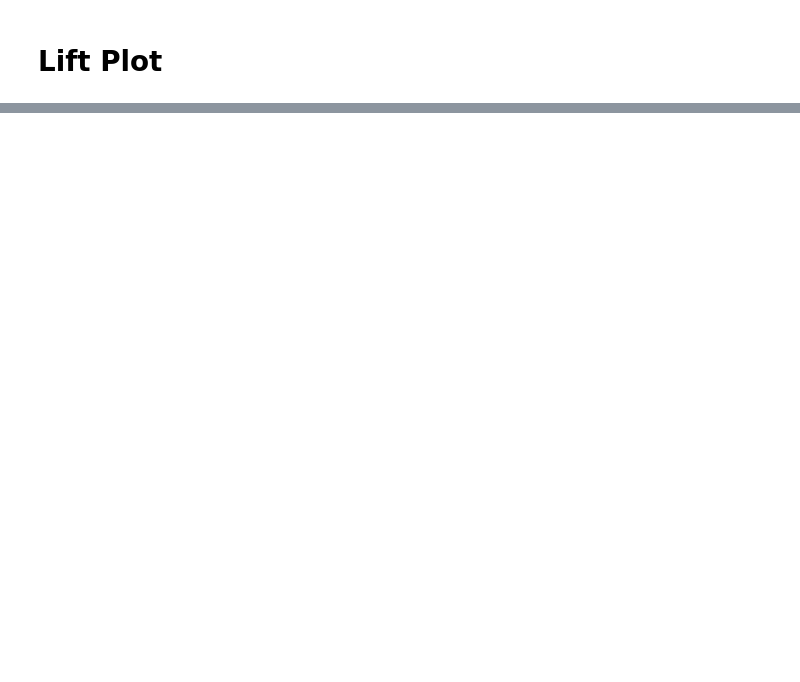
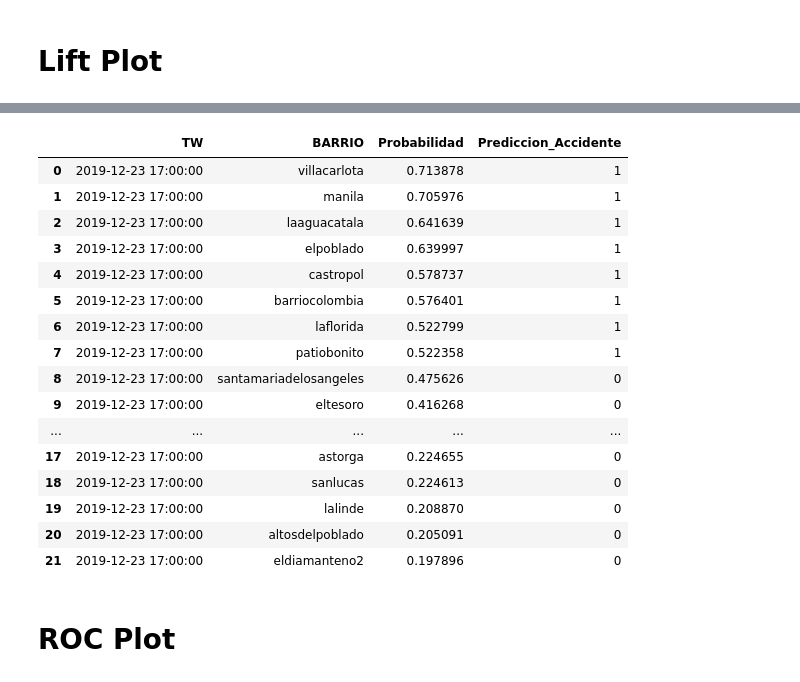
Before and after one commit to psaldar/Proyecto-Integrador-2, a Jupyter notebook: notebooks/Voting Classifier.ipynb, the cells around one changed output, grey strips where cells are left out. Saved outputs shown, nothing was run; the diff lists cells and outputs as text; code cells hidden in the pictures; blank space fills up the shorter version.

```diff
--- a/notebooks/Voting Classifier.ipynb
+++ b/notebooks/Voting Classifier.ipynb
@@ -101,6 +51,11 @@ X_train2, X_val, Y_train2, Y_val = train_test_split(X_train,
 # Cargar Modelos Entrenamos
 # %% [markdown]
 Cargamos en memoria los 3 mejores modelos obtenidos, y los ensamblamos en un clasificador que los tomará y en base a la predicción de los 3 modelos, entregará una única predicción de ocurrencia del accidente
+# %%
+X_train = pd.read_csv('data/train.csv')
+
+Y_train = X_train['Accidente']
+X_train = X_train[mod.cols_order]
 # %%
 mod1 = funciones.carga_model(base_path, f'models/{version}', 'nn_20200513_0827')['model']
 mod2 = funciones.carga_model(base_path, f'models/{version}', 'logistic_20200513_0827')['model']
@@ -180,3 +132,14 @@ proba = VotingClassifier.predict_proba(X_test)
+# %%
+X_test = pd.read_csv('data/test.csv')
+Y_test = X_test['Accidente']
+
+barrios_test= X_test.BARRIO
+tws_test= X_test.TW
+
+X_test = X_test[mod.cols_order]
+
+preds = VotingClassifier.predict(X_test)
+proba = VotingClassifier.predict_proba(X_test)
 # %%
 ROC = metrics.roc_auc_score(Y_test, proba[:,1])
 bAccuracy = metrics.balanced_accuracy_score(Y_test,preds)
@@ -199,7 +171,5 @@ import matplotlib.pyplot as plt
 # %%
-mod1 = funciones.carga_model(base_path, f'models/{version}', 'nn_20200505_2014')['model']
-
-Y_test_pred_ = mod1.predict_proba(X_test)[:]
+Y_test_pred_ = VotingClassifier.predict_proba(X_test)[:]
 skplt.metrics.plot_cumulative_gain(Y_test, Y_test_pred_)
 plt.show()
 skplt.metrics.plot_lift_curve(Y_test, Y_test_pred_)
@@ -207,10 +182,30 @@ plt.show()
 # %%
-#X_test
-X_test['TW'] = data_org[test]['TW'].values
-X_test['BARRIO'] = data_org[test]['BARRIO'].values
+X_test
+X_test['TW'] = pd.to_datetime(tws_test)
+X_test['BARRIO'] = barrios_test
 X_test['Probabilidad'] = Y_test_pred_[:,1]
 X_test['Prediccion_Accidente'] = (X_test['Probabilidad']>=0.5).astype(int)
 
-filt = X_test['TW']== dt.datetime(2019,12,23,13)
+filt = X_test['TW']== dt.datetime(2019,12,23,17)
 # %%
-X_test[filt][['TW','BARRIO','Probabilidad','Prediccion_Accidente']].reset_index(drop = True)
+X_test[filt][['TW','BARRIO','Probabilidad','Prediccion_Accidente']].sort_values(by = 'Probabilidad', ascending = False).reset_index(drop = True)
+# %% [output]
+|  | TW | BARRIO | Probabilidad | Prediccion_Accidente |
+| 0 | 2019-12-23 17:00:00 | villacarlota | 0.713878 | 1 |
+| 1 | 2019-12-23 17:00:00 | manila | 0.705976 | 1 |
+| 2 | 2019-12-23 17:00:00 | laaguacatala | 0.641639 | 1 |
+| 3 | 2019-12-23 17:00:00 | elpoblado | 0.639997 | 1 |
+| 4 | 2019-12-23 17:00:00 | castropol | 0.578737 | 1 |
+| 5 | 2019-12-23 17:00:00 | barriocolombia | 0.576401 | 1 |
+| 6 | 2019-12-23 17:00:00 | laflorida | 0.522799 | 1 |
+| 7 | 2019-12-23 17:00:00 | patiobonito | 0.522358 | 1 |
+| 8 | 2019-12-23 17:00:00 | santamariadelosangeles | 0.475626 | 0 |
+| 9 | 2019-12-23 17:00:00 | eltesoro | 0.416268 | 0 |
+| ... | ... | ... | ... | ... |
+| 17 | 2019-12-23 17:00:00 | astorga | 0.224655 | 0 |
+| 18 | 2019-12-23 17:00:00 | sanlucas | 0.224613 | 0 |
+| 19 | 2019-12-23 17:00:00 | lalinde | 0.208870 | 0 |
+| 20 | 2019-12-23 17:00:00 | altosdelpoblado | 0.205091 | 0 |
+| 21 | 2019-12-23 17:00:00 | eldiamanteno2 | 0.197896 | 0 |
+# %% [markdown]
+# ROC Plot
```
Also changed, not shown: parts of 18 cells of this notebook, 1 other file.
